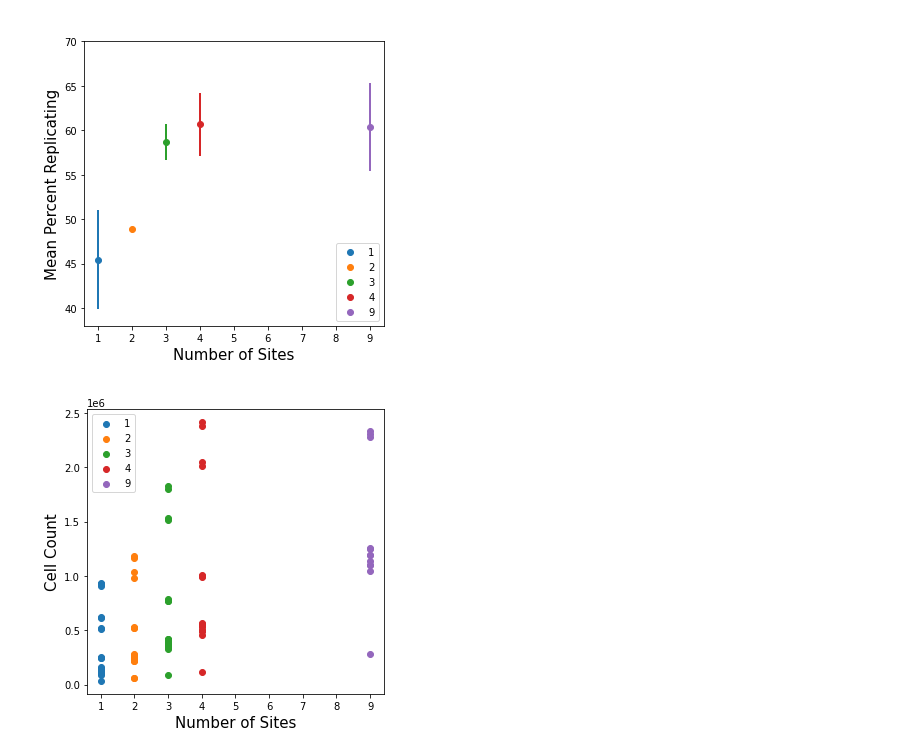
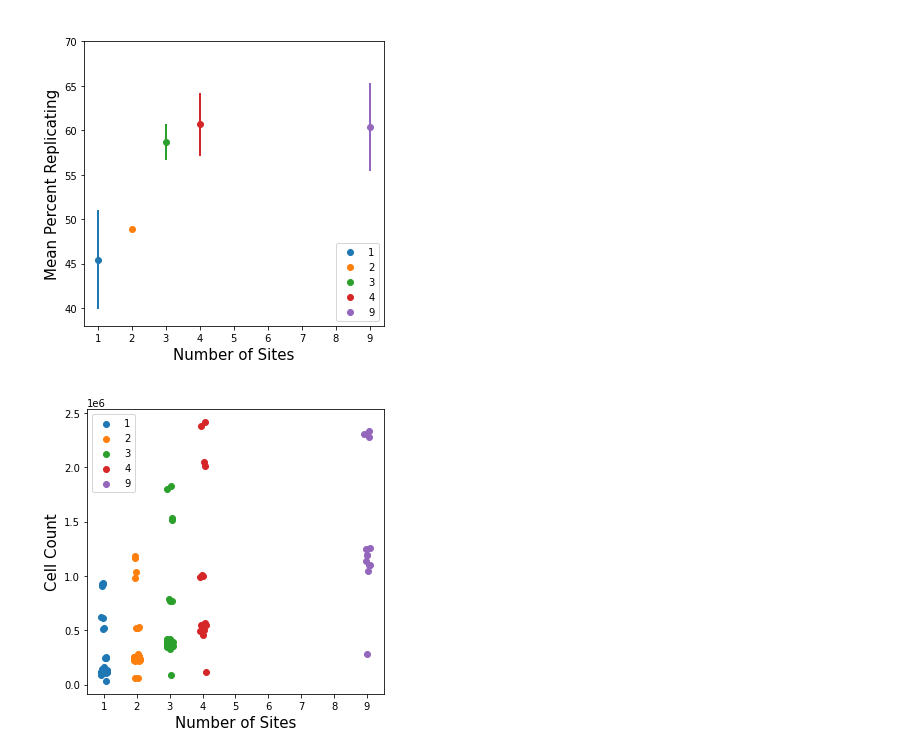
Before and after one commit to jump-cellpainting/jump-scope-analysis, a Jupyter notebook: notebooks/figures/supplementary/FigureS1.ipynb, the cells around one changed output. Saved outputs shown, nothing was run; the diff lists cells and outputs as text; code cells hidden in the pictures.

Commit message:
add s1c jitter

```diff
--- a/notebooks/figures/supplementary/FigureS1.ipynb
+++ b/notebooks/figures/supplementary/FigureS1.ipynb
@@ -103,30 +103,31 @@ fig.savefig("(S1B)-rep-vs-sites.png", dpi=300)
 # %%
 group = "sites"
 
 df_subset = match_rep_df[
                         (match_rep_df["sphering"] == True)
                         ]
 
 group_df = utilssphering.find_group_avg_df(df_subset, group)
 
 fig, ax = plt.subplots(figsize=(5,5))
 
 utilssphering.group_plot(
     df=df_subset,
     x=group,
     y="cell_count",
     group=group,
     fig=fig,
     ax_=ax,
     legend=True,
     plot_title=" ",
     xlabel="Number of Sites",
-    ylabel="Cell Count"
+    ylabel="Cell Count",
+    jitter_x=0.1
 )
 
 fig.savefig("(S1C)-cell_count-vs-sites.png", dpi=300)
 # %% [output]
-[figure, old version]
+[figure, new version]
 # %%
 # 2
 
```
Also changed, not shown: parts of 3 cells of this notebook, 1 other file.
